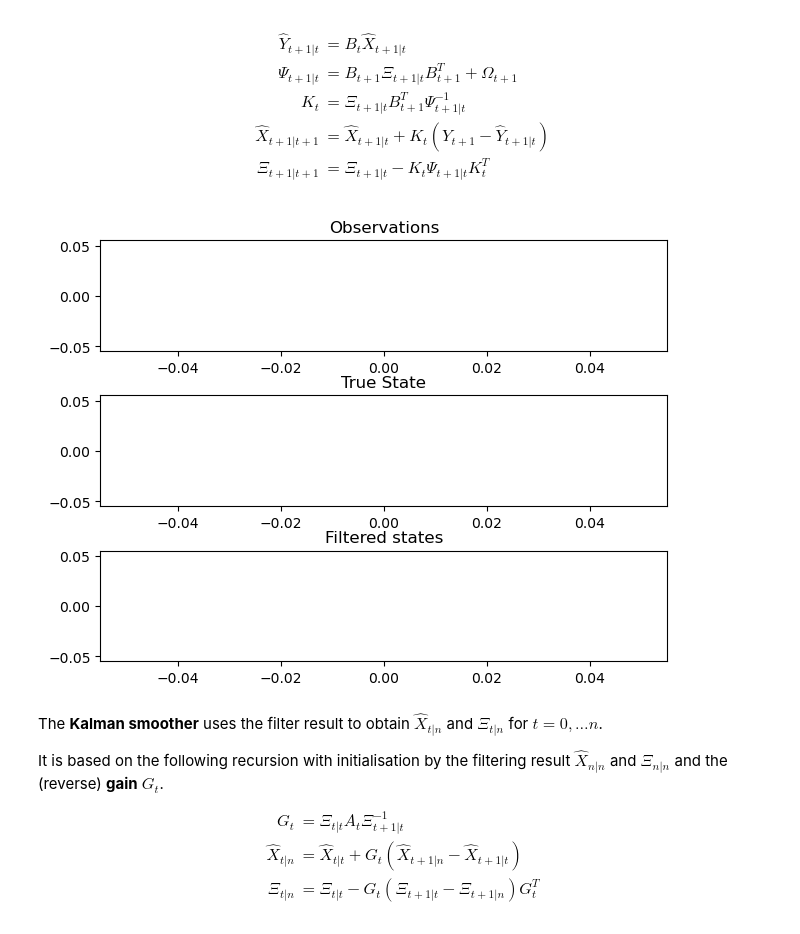
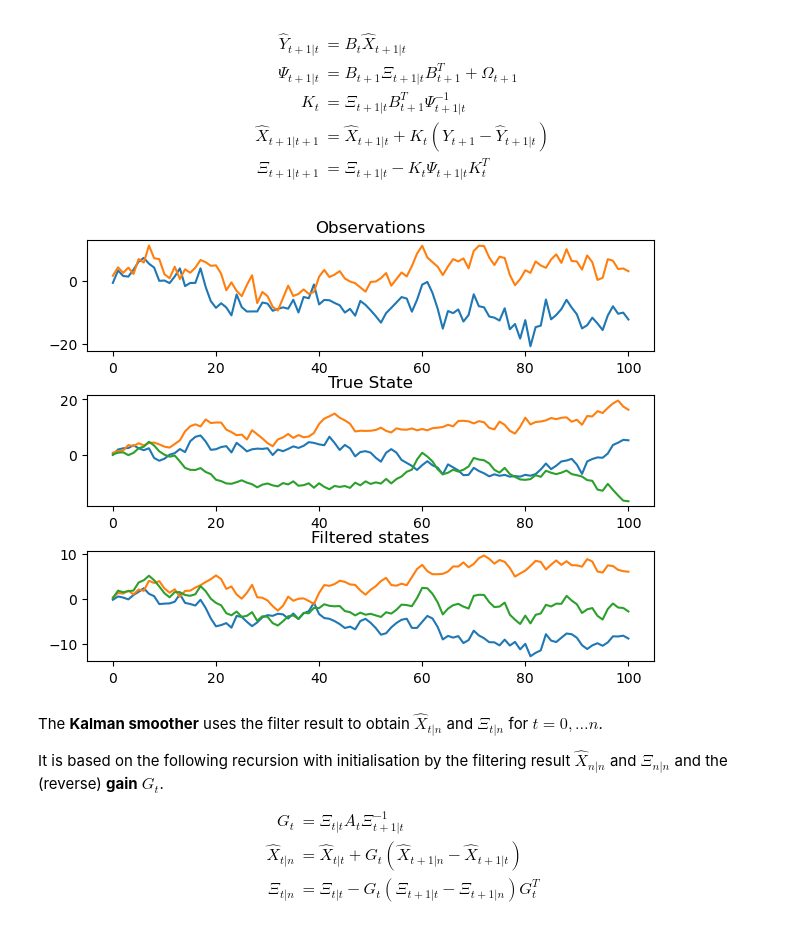
Before and after one commit to stefanheyder/isssm, a Jupyter notebook: nbs/10_kalman_filter_smoother.ipynb, the cells around one changed output. Saved outputs shown, nothing was run; the diff lists cells and outputs as text; code cells hidden in the pictures.

```diff
--- a/nbs/10_kalman_filter_smoother.ipynb
+++ b/nbs/10_kalman_filter_smoother.ipynb
@@ -70,13 +83,7 @@ $$
 $$
 # %%
 #| export
-import jax.numpy as jnp
-from jaxtyping import Float, Array
-import jax.scipy.linalg as jsla
-from jax.lax import scan
-from jax import vmap
 
-import tensorflow_probability.substrates.jax.distributions as tfd
 
 def predict(
     x_filt: Float[Array, "m"], # $X_{t|t}$
@@ -107,13 +114,11 @@ def filter(
 
 
 def kalman(
-    y: Float[Array, "n+1 p"],
-    x0: Float[Array, "m"],
-    Sigma: Float[Array, "n+1 m m"],
-    Omega: Float[Array, "n+1 p p"],
-    A: Float[Array, "n m m"],
-    B: Float[Array, "n+1 p m"],
-):
+    y: Observations,
+    glssm: GLSSM,
+) -> FilterResult:
+    """Perform the Kalman filter"""
+    x0, A, Sigma, B, Omega = glssm
     def step(carry, inputs):
         x_filt, Xi_filt = carry
         y, Sigma, Omega, A, B = inputs
@@ -127,6 +132,7 @@ def kalman(
     # covariance zero, transition identity
     # will lead to X_0 having correct predictive distribution
     # this avoids having to compute a separate filtering step beforehand
+
     m, = x0.shape
     A_ext = jnp.concatenate(
         (jnp.eye(m)[jnp.newaxis], A)
@@ -136,4 +142,4 @@ def kalman(
         step, (x0, jnp.zeros_like(Sigma[0])), (y, Sigma, Omega, A_ext, B)
     )
 
-    return x_filt, Xi_filt, x_pred, Xi_pred
+    return FilterResult(x_filt, Xi_filt, x_pred, Xi_pred)
@@ -144,27 +146,25 @@ import jax.random as jrn
 # %%
-x0, A, B, Sigma, Omega = common_factor_lcm(
+glssm_model = common_factor_lcm(
     100, jnp.zeros(3), jnp.eye(3), 2., 3.
 )
 
-Sigma = Sigma.at[:,0,0].set(0.0)
-
-(x,), (y,) = simulate_glssm(x0, A, B, Sigma, Omega, 1, jrn.PRNGKey(53405234))
+(x,), (y,) = simulate_glssm(glssm_model, 1, jrn.PRNGKey(53405234))
 # %%
-x_filt, Xi_filt, x_pred, Xi_pred = kalman(y, x0, Sigma, Omega, A, B)
+x_filt, Xi_filt, x_pred, Xi_pred = kalman(y, glssm_model)
 fig, (ax1, ax2, ax3) = plt.subplots(3, 1)
 fig.tight_layout()
 ax1.set_title("Observations")
 ax1.plot(y, label="y")
 
 ax2.plot(x)
 ax2.set_title("True State")
 
 ax3.set_title("Filtered states")
 ax3.plot(x_filt)
 
 plt.show()
 # %% [output]
-[figure, old version]
+[figure, new version]
 # %% [markdown]
 The **Kalman smoother** uses the filter result to obtain $\hat X_{t | n}$ and $\Xi_{t | n}$ for $t = 0, \dots n$.
 
```
Also changed, not shown: parts of 9 cells of this notebook, 29 other files.
